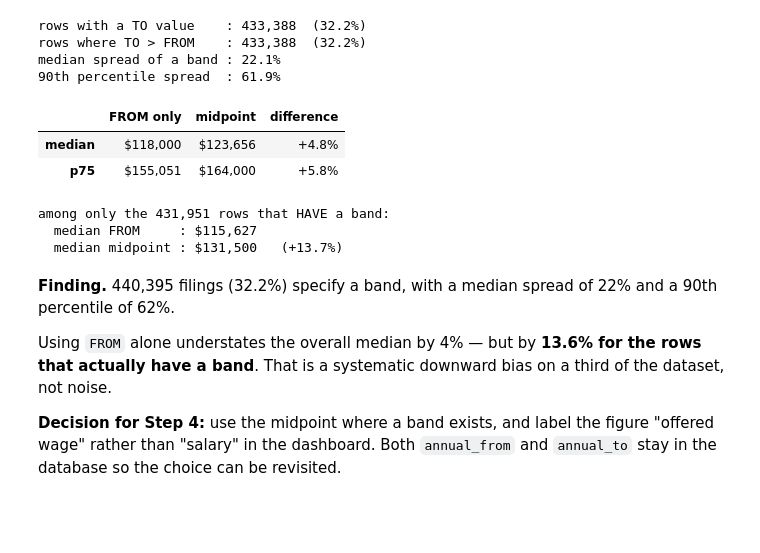
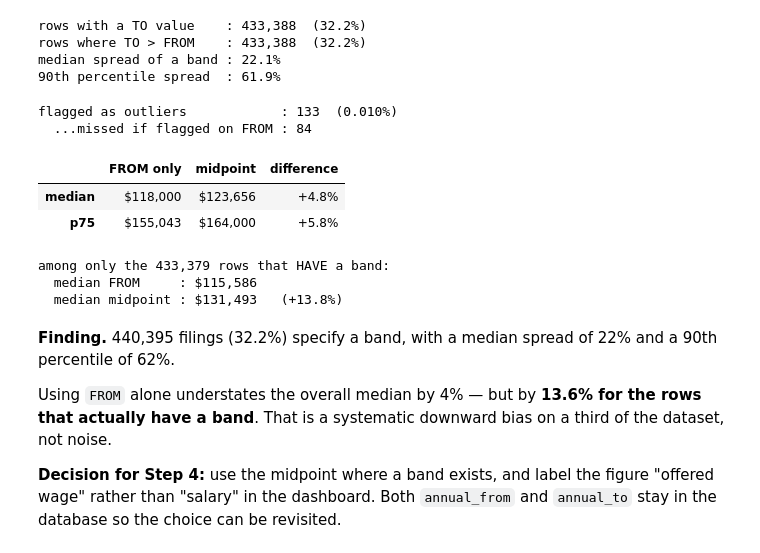
Before and after one commit to JustinRheyDavid/H-1B-Tech-Salary-Explore, a Jupyter notebook: notebooks/01_exploration.ipynb, the cells around one changed output. Cells and saved outputs as stored; diff of their text form; code cells hidden in the pictures; blank space fills up the shorter version.

```diff
--- a/notebooks/01_exploration.ipynb
+++ b/notebooks/01_exploration.ipynb
@@ -92,7 +100,7 @@ If columns differ between files, every downstream assumption is unsafe.
 # %%
 info = []
 for p in sources:
-    df = pd.read_parquet(cached(p))
+    df = load_cached(p)
     info.append({"file": p.name, "rows": len(df), "cols": df.shape[1],
                  "columns": set(df.columns)})
 
@@ -137,7 +145,7 @@ COLS = ["CASE_NUMBER","CASE_STATUS","VISA_CLASS","DECISION_DATE","EMPLOYER_NAME"
         "WAGE_UNIT_OF_PAY","PREVAILING_WAGE","PW_UNIT_OF_PAY","WORKSITE_CITY",
         "WORKSITE_STATE","FULL_TIME_POSITION"]
 
-raw = pd.concat([pd.read_parquet(cached(p), columns=COLS) for p in sources],
+raw = pd.concat([load_cached(p, COLS) for p in sources],
                 ignore_index=True)
 
 # Order by decision date, not by filename. Filename order happens to agree
@@ -263,3 +272,32 @@ hourly rows                 : 88,841
   ... with rate > $500/hr   : 1,618  (1.82%)
   their median raw value    : $105,227  <- an annual salary
   genuine hourly median     : $45.00/hr
+# %%
+LO, HI = 10_000, 2_000_000     # plausible annual salary band
+
+def annualize(df):
+    """Annualize FROM and TO, repairing wrong unit labels.
+
+    A figure that is implausible once scaled by its unit, but plausible taken
+    as-is, is an annual salary that was filed against the wrong unit. The
+    decision is made once per row from FROM and applied to both ends, so a
+    band can never end up with its two sides on different scales.
+    """
+    unit = df["WAGE_UNIT_OF_PAY"]
+    lo = pd.to_numeric(df["WAGE_RATE_OF_PAY_FROM"], errors="coerce")
+    hi = pd.to_numeric(df["WAGE_RATE_OF_PAY_TO"],   errors="coerce")
+
+    mislabelled = ((lo * unit.map(MULT)) > HI) & lo.between(LO, HI)
+    mult = unit.map(MULT).where(~mislabelled, 1)
+    return lo * mult, hi * mult, mislabelled
+
+annual_from, annual_to, repaired = annualize(df)
+df = df.assign(annual_from=annual_from, annual_to=annual_to)
+
+print(f"rows repaired         : {int(repaired.sum()):,}")
+print(" ", dict(df["WAGE_UNIT_OF_PAY"][repaired.values].value_counts()))
+print()
+print(f"max                   : ${naive.max():>18,.0f}  ->  ${df['annual_from'].max():>14,.0f}")
+print(f"rows above $10M       : {int((naive > 1e7).sum()):>18,}  ->  {int((df['annual_from'] > 1e7).sum()):>14,}")
+print(f"mean                  : ${naive.mean():>18,.0f}  ->  ${df['annual_from'].mean():>14,.0f}")
+print(f"median                : ${naive.median():>18,.0f}  ->  ${df['annual_from'].median():>14,.0f}")
@@ -303,31 +359,41 @@ median spread of a band : 22.1%
 # %%
 # Midpoint where a genuine band exists, otherwise the single filed figure.
 df["annual"] = df["annual_from"].where(~has_range,
                                        (df["annual_from"] + df["annual_to"]) / 2)
+
+# Flag on the value actually reported. Flagging on annual_from instead would
+# let through rows whose floor is plausible but whose midpoint is not.
+df["is_outlier"] = ~df["annual"].between(LO, HI)
+leaked = df["annual_from"].between(LO, HI) & df["is_outlier"]
+print(f"flagged as outliers            : {int(df['is_outlier'].sum()):,}"
+      f"  ({df['is_outlier'].mean():.3%})")
+print(f"  ...missed if flagged on FROM : {int(leaked.sum()):,}")
 
 band = df["annual_from"].between(LO, HI)
 cmp = pd.DataFrame({
     "FROM only": [df.loc[band, "annual_from"].median(),
                   df.loc[band, "annual_from"].quantile(.75)],
     "midpoint":  [df.loc[band, "annual"].median(),
                   df.loc[band, "annual"].quantile(.75)],
 }, index=["median", "p75"])
 cmp["difference"] = (cmp["midpoint"] / cmp["FROM only"] - 1).map("{:+.1%}".format)
 display(cmp.style.format({"FROM only": "${:,.0f}", "midpoint": "${:,.0f}"})
         if False else cmp.assign(**{c: cmp[c].map("${:,.0f}".format) for c in ["FROM only","midpoint"]}))
 
 r = has_range & band
 print(f"\namong only the {int(r.sum()):,} rows that HAVE a band:")
 print(f"  median FROM     : ${df.loc[r,'annual_from'].median():,.0f}")
 print(f"  median midpoint : ${df.loc[r,'annual'].median():,.0f}"
       f"   ({df.loc[r,'annual'].median()/df.loc[r,'annual_from'].median()-1:+.1%})")
 # %% [output]
+flagged as outliers            : 133  (0.010%)
+  ...missed if flagged on FROM : 84
 |  | FROM only | midpoint | difference |
 | median | $118,000 | $123,656 | +4.8% |
-| p75 | $155,051 | $164,000 | +5.8% |
+| p75 | $155,043 | $164,000 | +5.8% |
-among only the 431,951 rows that HAVE a band:
-  median FROM     : $115,627
-  median midpoint : $131,500   (+13.7%)
+among only the 433,379 rows that HAVE a band:
+  median FROM     : $115,586
+  median midpoint : $131,493   (+13.8%)
 # %% [markdown]
 **Finding.** 440,395 filings (32.2%) specify a band, with a median spread of
 22% and a 90th percentile of 62%.
```
Also changed, not shown: parts of 9 cells of this notebook, 1 other file.
